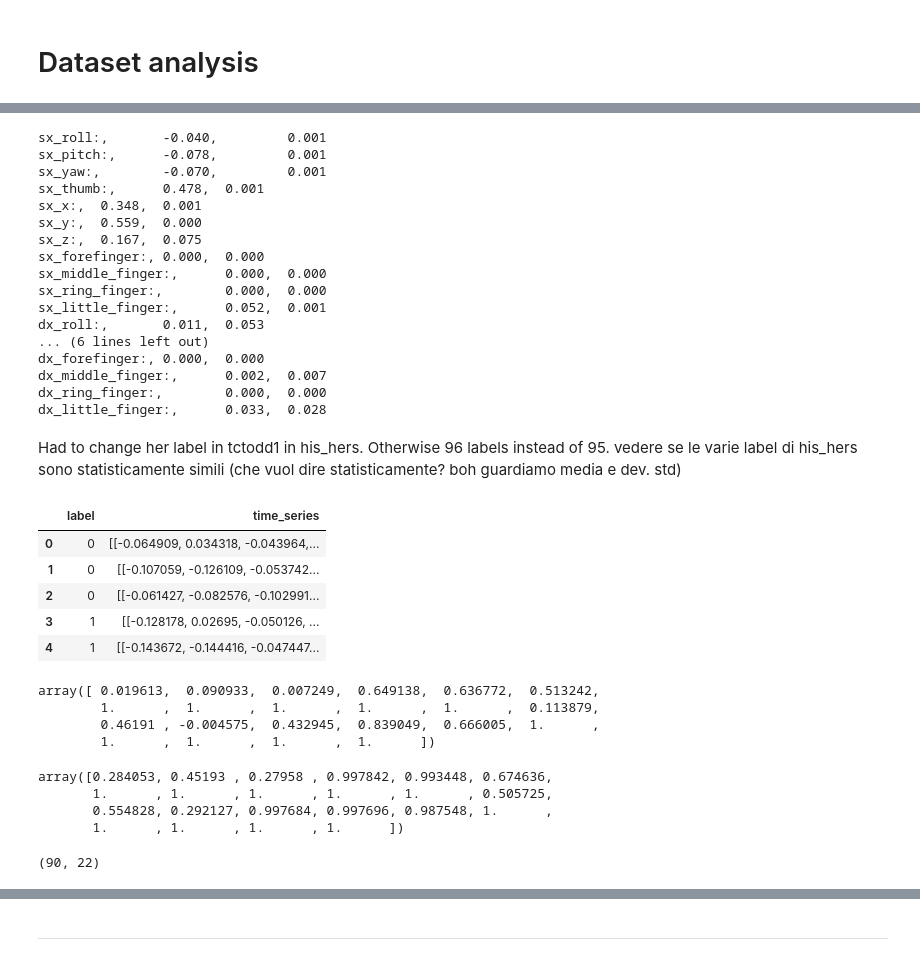
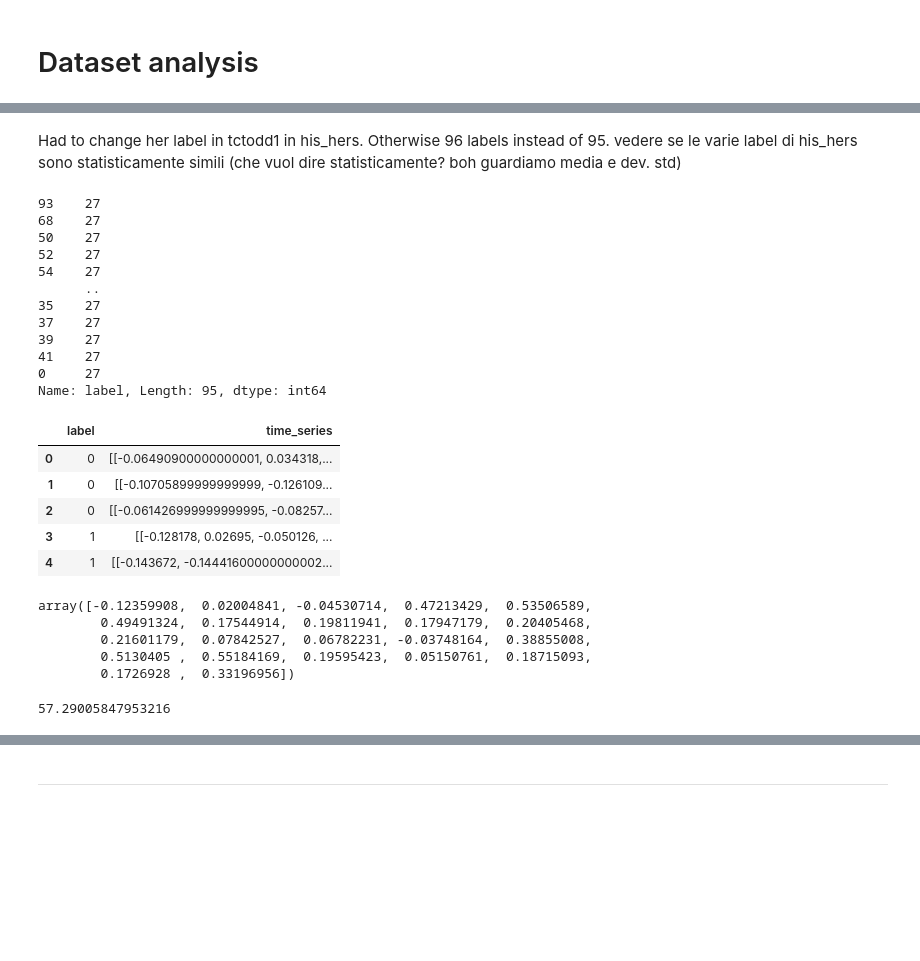
Before and after one commit to notlosca/auslan-classification, a Jupyter notebook: analysis.ipynb, the cells around one changed output, grey strips where cells are left out. Cells and saved outputs as stored; diff of their text form; code cells hidden in the pictures; blank space fills up the shorter version.

```diff
--- a/analysis.ipynb
+++ b/analysis.ipynb
@@ -61,4 +33,0 @@ Average duration of each time-series for week 1: 54.463157894736845
-# %%
-for i in df.columns:
-    print(f"{i}:,\t{np.min(df[i]):.3f}, \t{np.mean(df[i]):.3f}, \t{np.max(df[i]):.3f}")
-    #print(f"{i}:,\t{np.mean(df[i]):.3f}, \t{np.std(df[i]):.3f}")
@@ -141,27 +34,5 @@ df_inv.iloc[30:46][['sx_x', 'dx_x', 'sx_y', 'dx_y', 'sx_z', 'dx_z']]
-# %%
-for i in df_inv.columns:
-    #print(f"{i}:,\t{np.min(df_inv[i]):.3f}, \t{np.max(df_inv[i]):.3f}")
-    print(f"{i}:,\t{np.mean(df_inv[i]):.3f}, \t{np.std(df_inv[i]):.3f}")
-# %% [output]
-sx_roll:,       -0.040,         0.001
-sx_pitch:,      -0.078,         0.001
-sx_yaw:,        -0.070,         0.001
-sx_thumb:,      0.478,  0.001
-sx_x:,  0.348,  0.001
-sx_y:,  0.559,  0.000
-sx_z:,  0.167,  0.075
-sx_forefinger:, 0.000,  0.000
-sx_middle_finger:,      0.000,  0.000
-sx_ring_finger:,        0.000,  0.000
-sx_little_finger:,      0.052,  0.001
-dx_roll:,       0.011,  0.053
-... (6 lines left out)
-dx_forefinger:, 0.000,  0.000
-dx_middle_finger:,      0.002,  0.007
-dx_ring_finger:,        0.000,  0.000
-dx_little_finger:,      0.033,  0.028
 # %%
-path = "tctodd/"
+path = "../../Desktop/MML Project/tctodd/"
 dirs = os.listdir(path=path)
 weeks = sorted([i for i in dirs if i != ".DS_Store"])
 filenames = sorted(os.listdir(path+weeks[1]))
@@ -186,12 +57,24 @@ Had to change her label in tctodd1 in his_hers. Otherwise 96 labels instead of 9
 vedere se le varie label di his_hers sono statisticamente simili (che vuol dire statisticamente? boh guardiamo media e dev. std)
 # %%
 df = pd.DataFrame(data, columns=['label', 'time_series'])
-df['label'].value_counts()
+print(df['label'].value_counts())
 df.head()
 # %% [output]
+93    27
+68    27
+50    27
+52    27
+54    27
+      ..
+35    27
+37    27
+39    27
+41    27
+0     27
+Name: label, Length: 95, dtype: int64
 |  | label | time_series |
-| 0 | 0 | [[-0.064909, 0.034318, -0.043964,... |
-| 1 | 0 | [[-0.107059, -0.126109, -0.053742... |
-| 2 | 0 | [[-0.061427, -0.082576, -0.102991... |
+| 0 | 0 | [[-0.06490900000000001, 0.034318,... |
+| 1 | 0 | [[-0.10705899999999999, -0.126109... |
+| 2 | 0 | [[-0.061426999999999995, -0.08257... |
 | 3 | 1 | [[-0.128178, 0.02695, -0.050126, ... |
-| 4 | 1 | [[-0.143672, -0.144416, -0.047447... |
+| 4 | 1 | [[-0.143672, -0.14441600000000002... |
@@ -200,23 +81,18 @@ df.to_csv("dataset.csv", index=False)
 # %%
 np.mean(df['time_series'].iloc[0], axis=0)
-np.max(df['time_series'].iloc[0], axis=0)
 # %% [output]
-array([ 0.019613,  0.090933,  0.007249,  0.649138,  0.636772,  0.513242,
-        1.      ,  1.      ,  1.      ,  1.      ,  1.      ,  0.113879,
-        0.46191 , -0.004575,  0.432945,  0.839049,  0.666005,  1.      ,
-        1.      ,  1.      ,  1.      ,  1.      ])
+array([-0.12359908,  0.02004841, -0.04530714,  0.47213429,  0.53506589,
+        0.49491324,  0.17544914,  0.19811941,  0.17947179,  0.20405468,
+        0.21601179,  0.07842527,  0.06782231, -0.03748164,  0.38855008,
+        0.5130405 ,  0.55184169,  0.19595423,  0.05150761,  0.18715093,
+        0.1726928 ,  0.33196956])
-# %%
-all_stacked = np.vstack(df['time_series'])
-np.max(all_stacked, axis=0)
-# %% [output]
-array([0.284053, 0.45193 , 0.27958 , 0.997842, 0.993448, 0.674636,
-       1.      , 1.      , 1.      , 1.      , 1.      , 0.505725,
-       0.554828, 0.292127, 0.997684, 0.997696, 0.987548, 1.      ,
-       1.      , 1.      , 1.      , 1.      ])
-# %%
-df.iloc[0]['time_series'].shape
-# %% [output]
-(90, 22)
+# %%
+lengths = []
+for i in range(len(df)):
+    lengths.append(df.iloc[i]['time_series'].shape[0])
+print(np.mean(lengths))
+# %% [output]
+57.29005847953216
 # %%
 import sklearn as sk
 from sklearn.model_selection import train_test_split
```
Also changed, not shown: parts of 43 cells of this notebook.
